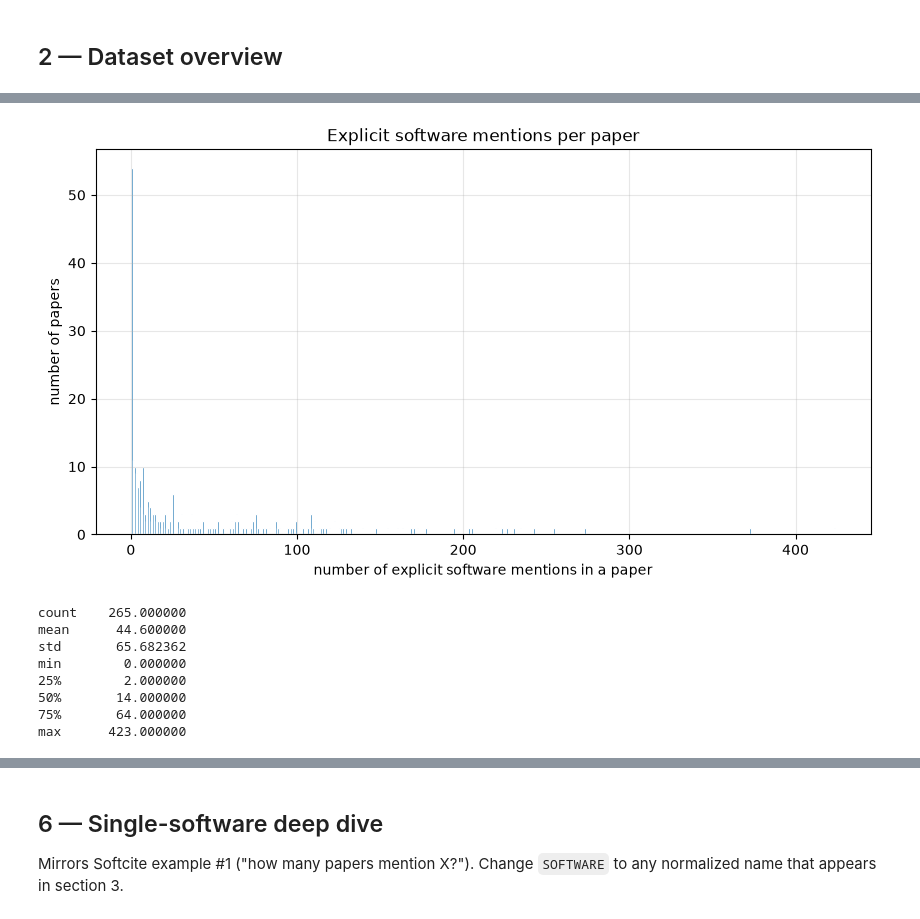
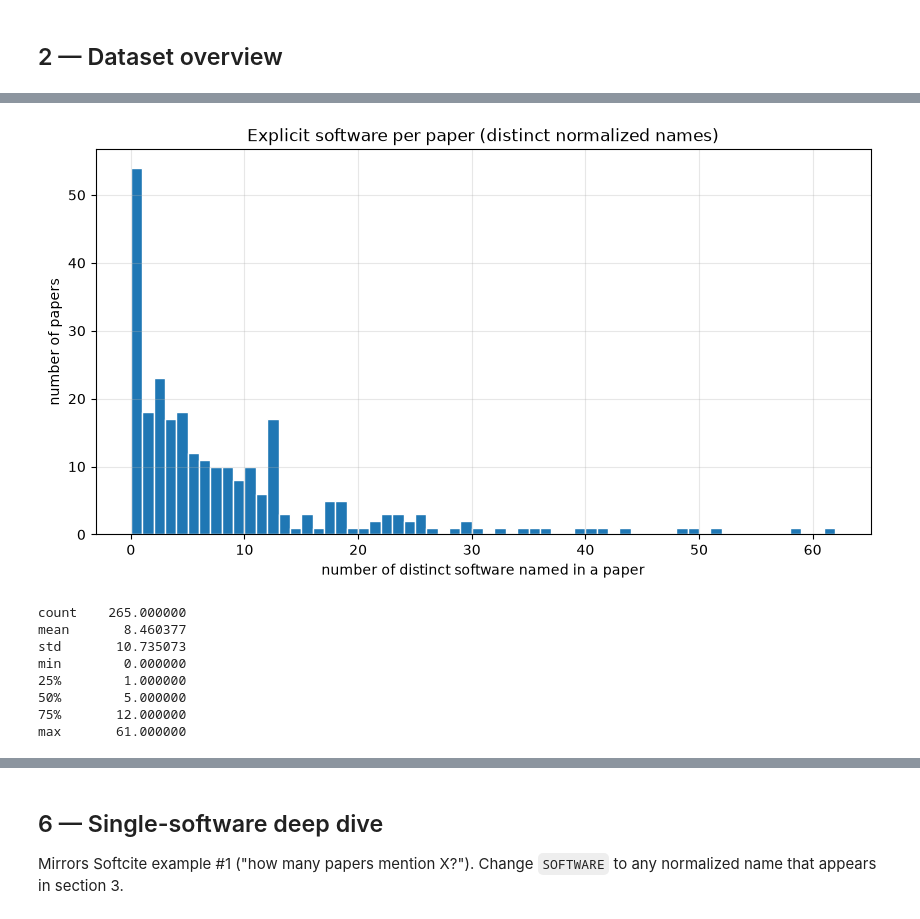
Before and after one commit to HackathonSanteNumerique/hackaton-sante-numerique-2026, a Jupyter notebook: notebooks/softcite_analysis.ipynb, the cells around one changed output, grey strips where cells are left out. Saved outputs shown, nothing was run; the diff lists cells and outputs as text; code cells hidden in the pictures.

```diff
--- a/notebooks/softcite_analysis.ipynb
+++ b/notebooks/softcite_analysis.ipynb
@@ -277,0 +325,17 @@ implicit: 296 mentions in 122 papers
+# %%
+explicit_keys = pd.MultiIndex.from_frame(software[keys])
+is_matched = pd.MultiIndex.from_frame(implicit_mentions[keys]).isin(explicit_keys)
+matched_implicit = implicit_mentions[is_matched]
+
+# Section 7 counts the others, each mention on its own.
+implicit_mentions = implicit_mentions[~is_matched]
+implicit_purposes = implicit_purposes[implicit_purposes["software_mention_id"].isin(implicit_mentions["software_mention_id"])]
+papers["n_implicit"] = papers["paper_id"].map(implicit_mentions.groupby("paper_id").size()).fillna(0).astype(int)
+
+matched_counts = matched_implicit.groupby(keys).size().rename("n_implicit_mentions").reset_index()
+software = software.merge(matched_counts, on=keys, how="left")
+software["n_implicit_mentions"] = software["n_implicit_mentions"].fillna(0).astype(int)
+
+print(f"{len(matched_implicit)} implicit mentions matched to an explicit software of their paper:")
+print(matched_implicit["software_normalized"].value_counts().to_string())
+print(f"\n{len(implicit_mentions)} implicit mentions left, each counted in section 7")
@@ -307,23 +387,22 @@ Share of papers with at least one explicit software mention: 79.6%
 # %%
-# Distribution of mentions per paper
-ax = papers["n_mentions"].plot(kind="hist", bins=range(0, papers["n_mentions"].max() + 2),
-                               edgecolor="white")
-ax.set_title("Explicit software mentions per paper")
-ax.set_xlabel("number of explicit software mentions in a paper")
+# Distribution of distinct software per paper
+ax = papers["n_software"].plot(kind="hist", bins=range(0, papers["n_software"].max() + 2), edgecolor="white")
+ax.set_title("Explicit software per paper (distinct normalized names)")
+ax.set_xlabel("number of distinct software named in a paper")
 ax.set_ylabel("number of papers")
 plt.show()
 
-print(papers["n_mentions"].describe().to_string())
+print(papers["n_software"].describe().to_string())
 # %% [output]
-[figure, old version]
+[figure, new version]
 count    265.000000
-mean      44.600000
-std       65.682362
+mean       8.460377
+std       10.735073
 min        0.000000
-25%        2.000000
-50%       14.000000
-75%       64.000000
-max      423.000000
+25%        1.000000
+50%        5.000000
+75%       12.000000
+max       61.000000
 # %% [markdown]
 ## 3 — Top software
 
```
Also changed, not shown: parts of 20 cells of this notebook.
